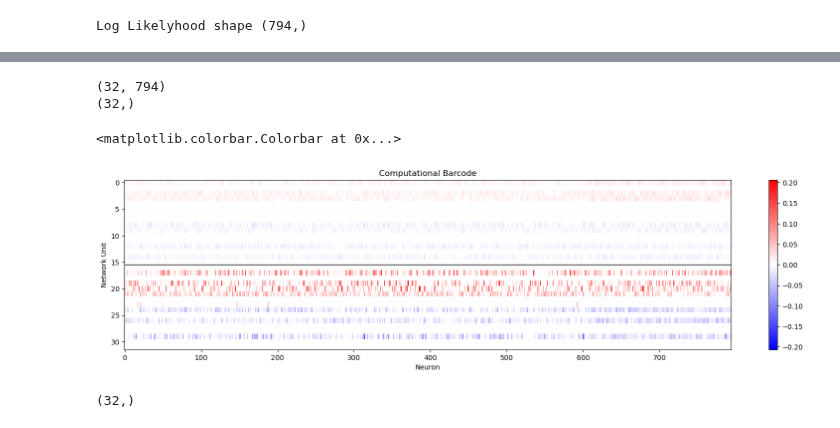
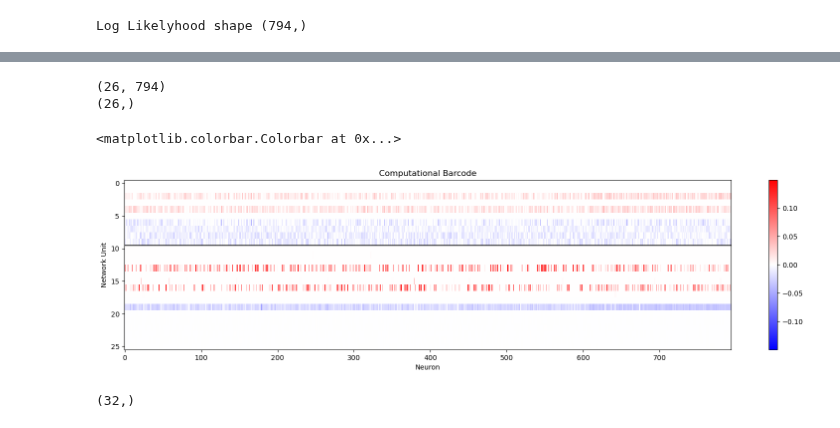
Before and after one commit to IsabelF98/Cloud_SynthData_Proj, a Jupyter notebook: first_CNN_SC0.ipynb, the cells around one changed output, grey strips where cells are left out. Saved outputs shown, nothing was run; the diff lists cells and outputs as text; code cells hidden in the pictures.

```diff
--- a/first_CNN_SC0.ipynb
+++ b/first_CNN_SC0.ipynb
@@ -499,5 +495,5 @@ cnn.save_model_zip('models/0927_three_layer_model_non-ori_CNN_L4_timemask_upmaxr
 # %%
-cnn = NDN.load_model_zip('models/0920_two_layer_model_non-ori_CNN_L4_10lag+1.ndn')
+cnn = NDN.load_model_zip('models/0927_three_layer_model_non-ori_CNN_L4_timemask.ndn')
 cnn.block_sample = True
 # %%
 LL = cnn.eval_models(data, data_inds=data.val_blks, device=device, batch_size=3, null_adjusted=True)
@@ -550,17 +548,18 @@ readout_w = cnn.get_weights(ffnet_target=1)
 print(readout_w.shape)
 print(full_ei_mask.shape)
 # %% [output]
-(32, 794)
-(32,)
+(26, 794)
+(26,)
 # %%
 ss(rh=4)
 imagesc((readout_w*full_ei_mask.reshape(full_ei_mask.shape[0],1)).T, cmap='bwr')
+plt.axhline(y=ei_mask_layer1.shape[0]-0.5, color='black', lw=1)
 plt.axhline(y=ei_mask_layer1.shape[0]-0.5, color='black', lw=1)
 plt.title('Computational Barcode')
 plt.ylabel('Network Unit')
 plt.xlabel('Neuron')
 plt.colorbar()
 # %% [output]
 <matplotlib.colorbar.Colorbar at 0x...>
-[figure, old version]
+[figure, new version]
 # %%
```
Also changed, not shown: parts of 22 cells of this notebook, 1 other file.
